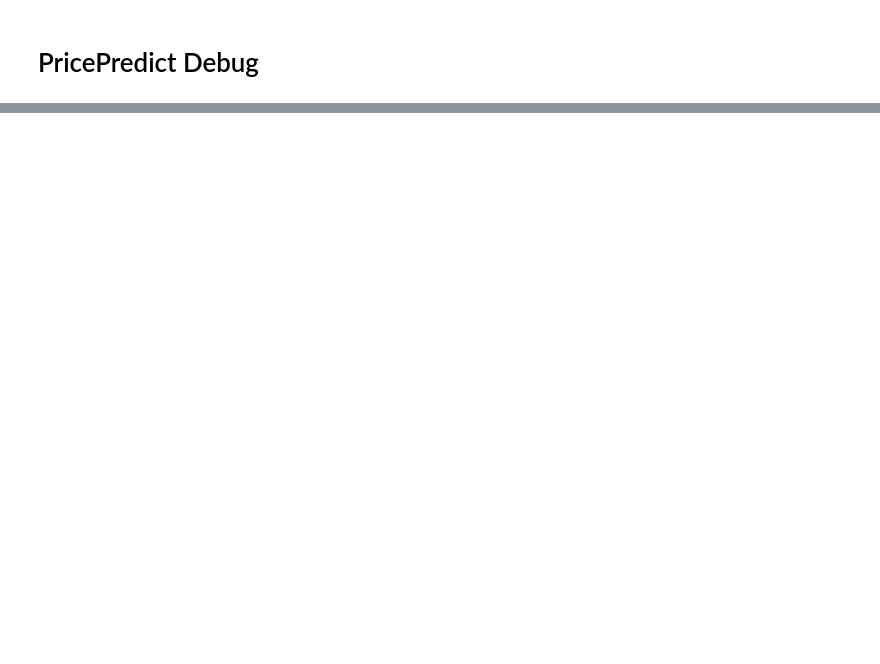
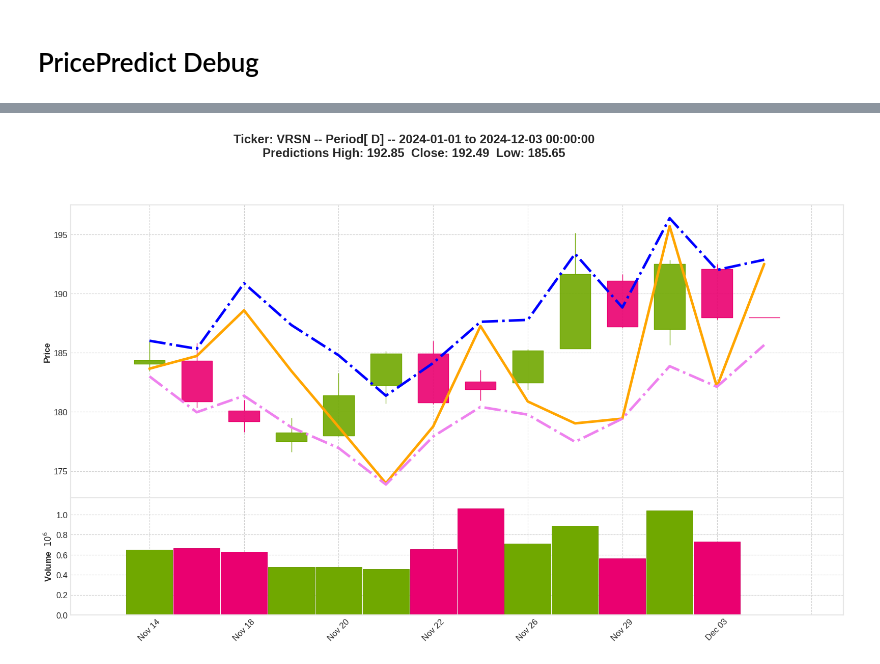
Before and after one commit to dsidlo/pricepredict, a Jupyter notebook: notebooks/PricePredict Debug.ipynb, the cells around one changed output, grey strips where cells are left out. Cells and saved outputs as stored; diff of their text form; code cells hidden in the pictures; blank space fills up the shorter version.

```diff
--- a/notebooks/PricePredict Debug.ipynb
+++ b/notebooks/PricePredict Debug.ipynb
@@ -78,0 +167,4 @@ DEBUG:__main__:Loading PricePredict objects..,
+# %%
+
+ppo.gen_prediction_chart(last_candles=100)
+# %% [output]
@@ -78,0 +173 @@ DEBUG:__main__:Loading PricePredict objects..,
+[figure, added]
```
Also changed, not shown: parts of 4 cells of this notebook, 4 other files.
